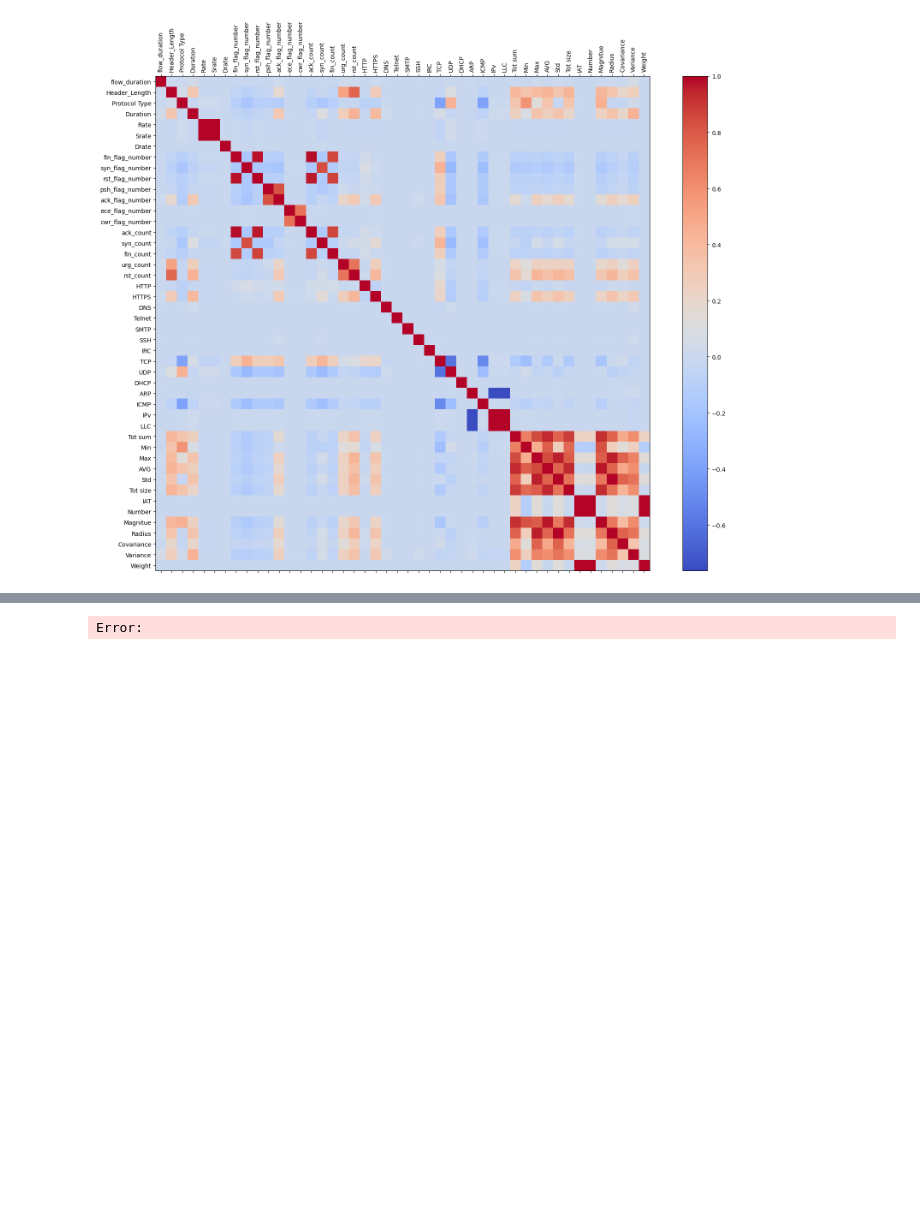
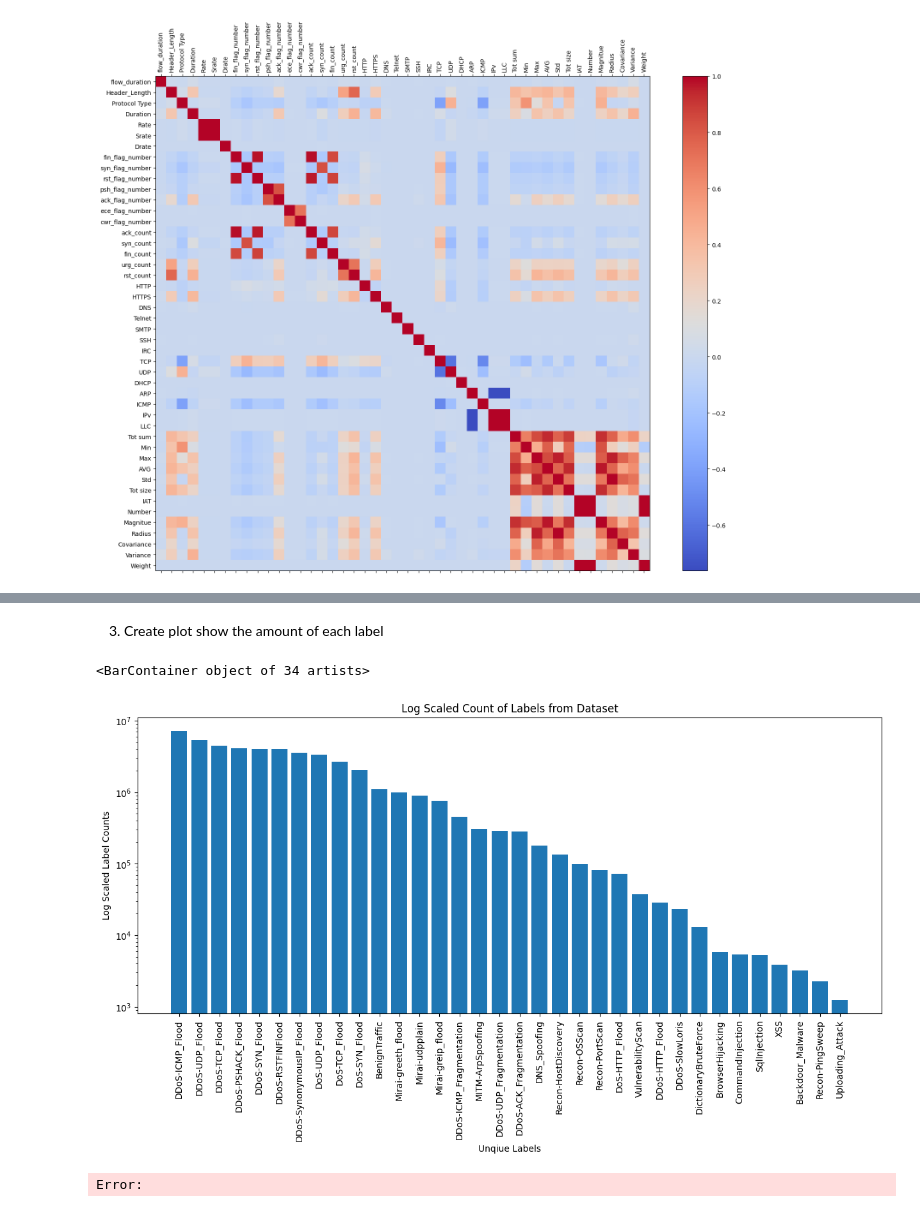
Before and after one commit to ingmarfjolla/IOTAttackDetectionML_CSC522, a Jupyter notebook: data_breakdown/describe_data.ipynb, the cells around one changed output, grey strips where cells are left out. Cells and saved outputs as stored; diff of their text form; code cells hidden in the pictures; blank space fills up the shorter version.

Commit message:
Created plot for label counts

```diff
--- a/data_breakdown/describe_data.ipynb
+++ b/data_breakdown/describe_data.ipynb
@@ -73,0 +70,9 @@ Weight           0.094650  1.000000
+# %%
+DATASET_DIRECTORY = '../csvfiles/'
+
+file_labels = []
+
+for file in os.listdir(DATASET_DIRECTORY):
+    if file.endswith(".csv"):
+        file_df = pd.read_csv(DATASET_DIRECTORY + file)
+        file_labels.append(file_df['label'])
@@ -73,0 +81,6 @@ Weight           0.094650  1.000000
+# %%
+label_df = pd.concat(file_labels, ignore_index = True)
+
+label_count = label_df.value_counts().to_dict()
+
+label_count
@@ -73,0 +105,15 @@ Weight           0.094650  1.000000
+# %% [markdown]
+3. Create plot show the amount of each label
+# %%
+fig, ax = plt.subplots(figsize = (15, 6))
+
+ax.tick_params(axis = 'x', labelrotation = 90)
+ax.set_yscale(value = 'log')
+ax.set_xlabel(xlabel = 'Unqiue Labels')
+ax.set_ylabel(ylabel = 'Log Scaled Label Counts')
+ax.set_title('Log Scaled Count of Labels from Dataset')
+
+ax.bar(x = list(label_count.keys()), height = list(label_count.values()))
+# %% [output]
+<BarContainer object of 34 artists>
+[figure, added]
```
Also changed, not shown: parts of 5 cells of this notebook.
